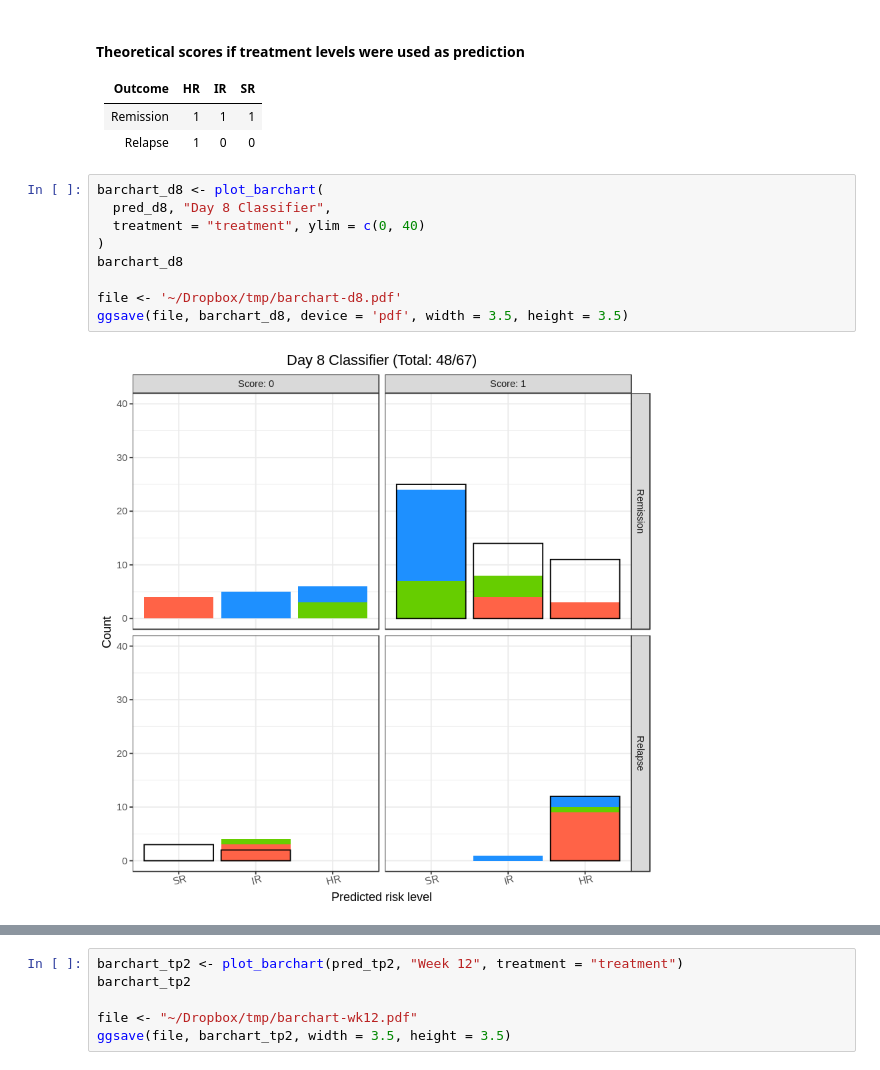
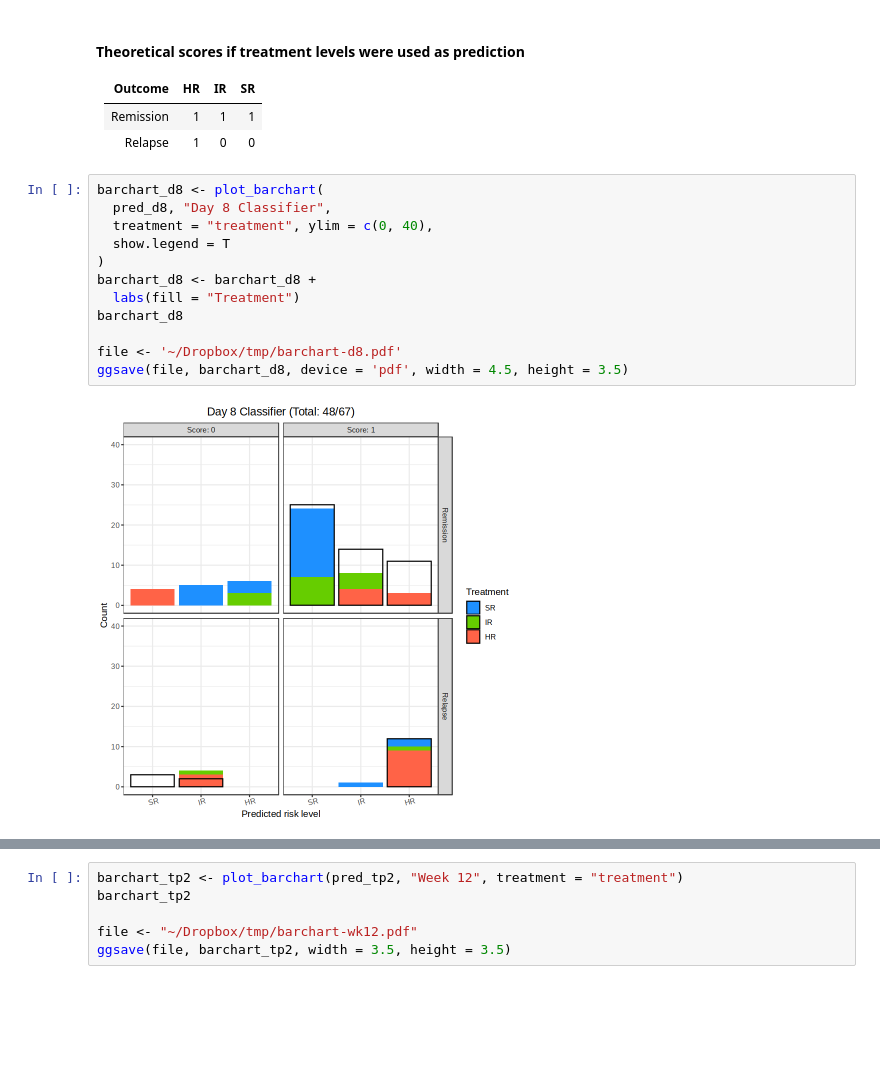
Before and after one commit to dblux/relapse_prediction, a Jupyter notebook: ipynb/evaluation/barchart.ipynb, the cells around one changed output, grey strips where cells are left out. Cells and saved outputs as stored; diff of their text form; blank space fills up the shorter version.

```diff
--- a/ipynb/evaluation/barchart.ipynb
+++ b/ipynb/evaluation/barchart.ipynb
@@ -238,14 +238,17 @@ A xtable: 2 × 9
 # %%
 barchart_d8 <- plot_barchart(
   pred_d8, "Day 8 Classifier",
-  treatment = "treatment", ylim = c(0, 40)
+  treatment = "treatment", ylim = c(0, 40),
+  show.legend = T
 )
+barchart_d8 <- barchart_d8 +
+  labs(fill = "Treatment")
 barchart_d8
 
 file <- '~/Dropbox/tmp/barchart-d8.pdf'
-ggsave(file, barchart_d8, device = 'pdf', width = 3.5, height = 3.5)
+ggsave(file, barchart_d8, device = 'pdf', width = 4.5, height = 3.5)
 # %% [output]
-[figure, old version]
+[figure, new version]
 # %%
 barchart_d33 <- plot_barchart(
   pred_d33, "Day 33 Classifier",
```
Also changed, not shown: parts of 1 cell of this notebook, 4 other files.
